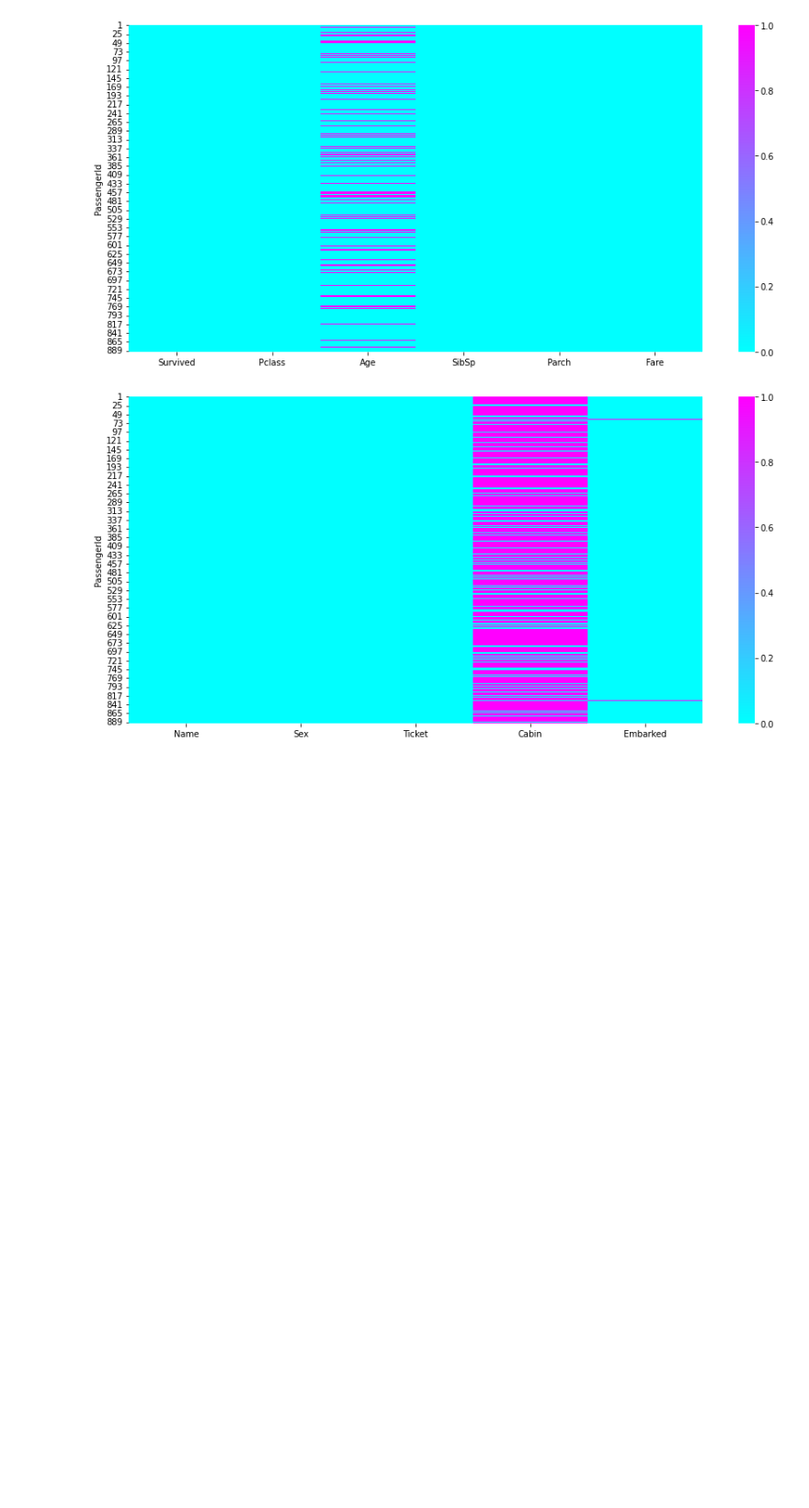
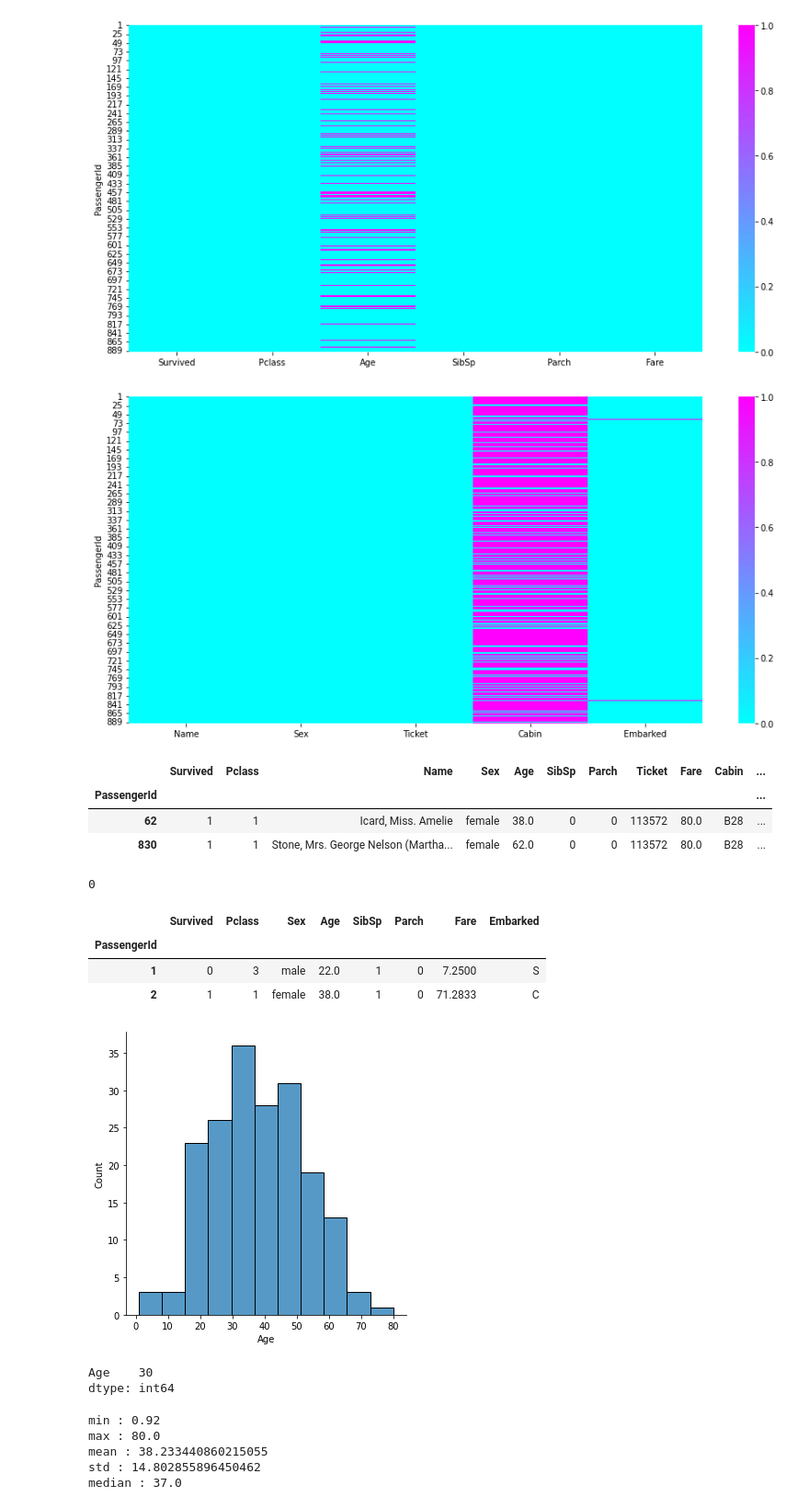
Before and after one commit to D-Aditya-Amarnath/Titanic, a Jupyter notebook: titanic.ipynb, the cells around one changed output. Shown at 92% size. Saved outputs shown, nothing was run; the diff lists cells and outputs as text; code cells hidden in the pictures; blank space fills up the shorter version.

Commit message:
visualization done

```diff
--- a/titanic.ipynb
+++ b/titanic.ipynb
@@ -357,3 +357,23 @@ sns.heatmap(train_df[cat_col].isnull(),cmap="cool")
 plt.show()
 # %% [output]
 [figure]
+# %%
+train_df[train_df['Embarked'].isnull()]
+# %% [output]
+|  | Survived | Pclass | Name | Sex | Age | SibSp | Parch | Ticket | Fare | Cabin | ... |
+| PassengerId |  |  |  |  |  |  |  |  |  |  | ... |
+| 62 | 1 | 1 | Icard, Miss. Amelie | female | 38.0 | 0 | 0 | 113572 | 80.0 | B28 | ... |
+| 830 | 1 | 1 | Stone, Mrs. George Nelson (Martha... | female | 62.0 | 0 | 0 | 113572 | 80.0 | B28 | ... |
+# %%
+train_df["Embarked"].fillna(train_df["Embarked"].mode()[0],inplace=True)
+train_df["Embarked"].isna().sum()
+# %% [output]
+0
+# %%
+train_df.drop(labels =["Name","Ticket","Cabin"],axis=1,inplace=True)
+train_df.head(2)
+# %% [output]
+|  | Survived | Pclass | Sex | Age | SibSp | Parch | Fare | Embarked |
+| PassengerId |  |  |  |  |  |  |  |  |
+| 1 | 0 | 3 | male | 22.0 | 1 | 0 | 7.2500 | S |
+| 2 | 1 | 1 | female | 38.0 | 1 | 0 | 71.2833 | C |
@@ -359,0 +389,19 @@ plt.show()
+# %%
+sns.displot(train_df["Age"][train_df["Pclass"] == 1])
+plt.show()
+# %% [output]
+[figure, added]
+# %%
+t1 = pd.DataFrame(train_df["Age"][train_df["Pclass"] == 1])
+t1.isna().sum()
+# %% [output]
+Age    30
+dtype: int64
+# %%
+print(f'min : {t1.min()[0]}\nmax : {t1.max()[0]}\nmean : {t1.mean()[0]}\nstd : {t1.std()[0]}\nmedian : {t1.median()[0]}')
+# %% [output]
+min : 0.92
+max : 80.0
+mean : 38.233440860215055
+std : 14.802855896450462
+median : 37.0
```
Also changed, not shown: parts of 35 cells of this notebook.
